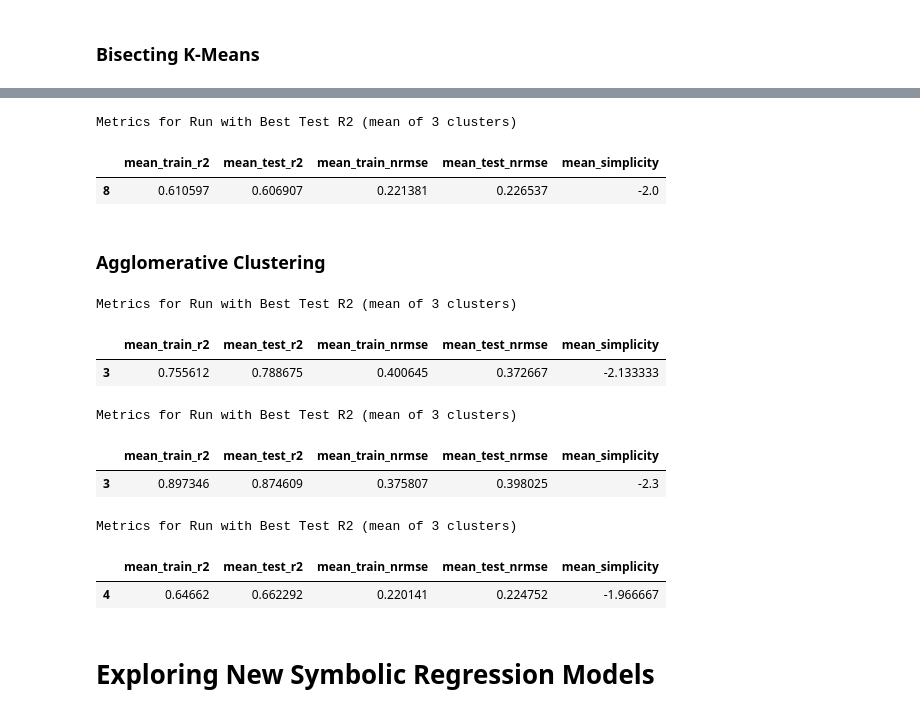
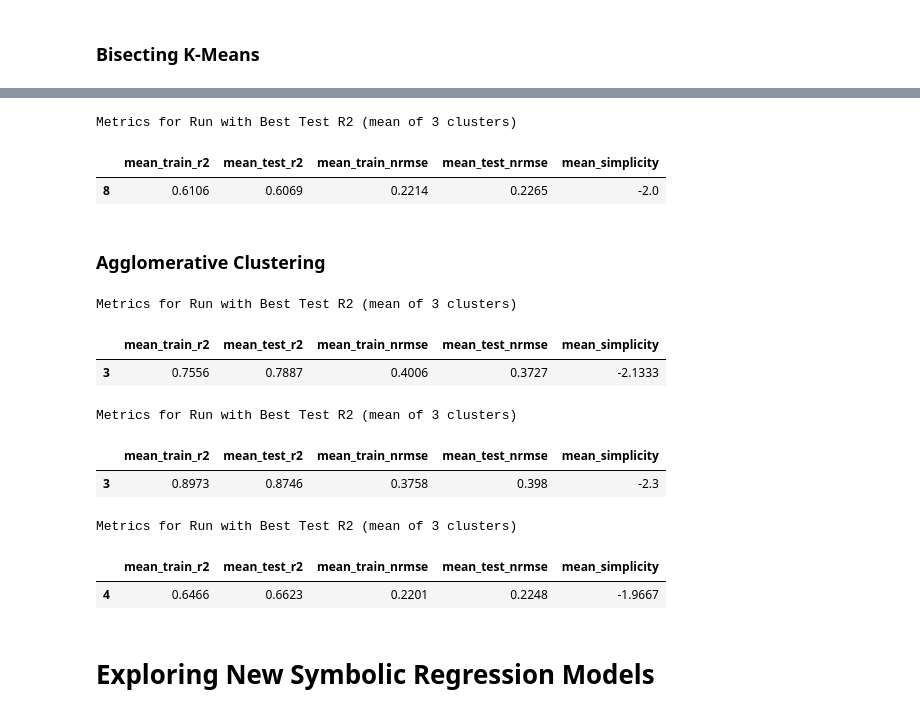
Before and after one commit to big-data-lab-umbc/big-data-reu, a Jupyter notebook: 2024-projects/team-1/Symbolic Regression Metric Results/symbolic_regression_metrics_results.ipynb, the cells around one changed output, grey strips where cells are left out. Saved outputs shown, nothing was run; the diff lists cells and outputs as text; code cells hidden in the pictures.

```diff
--- a/2024-projects/team-1/Symbolic Regression Metric Results/symbolic_regression_metrics_results.ipynb
+++ b/2024-projects/team-1/Symbolic Regression Metric Results/symbolic_regression_metrics_results.ipynb
@@ -48,7 +48,7 @@ Equation: (KDP*RhoHV**4*Z*(KDP*RhoHV**2*Z**2)**0.5)**0.5
 # the file for GPG has different column names, so the code below is used
 # in the equation, x_0 is Z, x_1 is ZDR, x_2 is KDP, x_3 is RhoHV
 
-metrics = pd.read_csv('/content/regular_results.csv')
+metrics = pd.read_csv('regular_results.csv')
 
 #report the run with the approx. median (the 5th highest) test r^2
 print("Metrics for Run with Median Test R2")
@@ -300,7 +314,7 @@ Equation: 59.1259*exp(-11.4971*(0.0208702*Z - 1)**2 - 2.0*(-0.658518*KDP + exp(-
 def print_metrics_clusters(file_name):
   """print the mean results from the best trial out of the 10 total trials"""
 
-  metrics = pd.read_csv(file_name)
+  metrics = pd.read_csv(file_name).round(decimals = 4)
 
   # Best Run
   print("\nMetrics for Run with Best Test R2 (mean of 3 clusters)")
@@ -386,29 +400,29 @@ Metrics for Run with Best Test R2 (mean of 3 clusters)
 # %%
-print_metrics_clusters('/content/subset_metrics_feyn_cluster_bkmeans_rain.csv')
+print_metrics_clusters('subset_metrics_feyn_cluster_bkmeans_rain.csv')
 # %% [output]
 Metrics for Run with Best Test R2 (mean of 3 clusters)
 |  | mean_train_r2 | mean_test_r2 | mean_train_nrmse | mean_test_nrmse | mean_simplicity |
-| 8 | 0.610597 | 0.606907 | 0.221381 | 0.226537 | -2.0 |
+| 8 | 0.6106 | 0.6069 | 0.2214 | 0.2265 | -2.0 |
 # %% [markdown]
 ### Agglomerative Clustering
 # %%
-print_metrics_clusters('/content/subset_metrics_feyn_cluster_agg_radar.csv')
+print_metrics_clusters('subset_metrics_feyn_cluster_agg_radar.csv')
 # %% [output]
 Metrics for Run with Best Test R2 (mean of 3 clusters)
 |  | mean_train_r2 | mean_test_r2 | mean_train_nrmse | mean_test_nrmse | mean_simplicity |
-| 3 | 0.755612 | 0.788675 | 0.400645 | 0.372667 | -2.133333 |
+| 3 | 0.7556 | 0.7887 | 0.4006 | 0.3727 | -2.1333 |
 # %%
-print_metrics_clusters('/content/subset_metrics_feyn_cluster_agg_rhozdr.csv')
+print_metrics_clusters('subset_metrics_feyn_cluster_agg_rhozdr.csv')
 # %% [output]
 Metrics for Run with Best Test R2 (mean of 3 clusters)
 |  | mean_train_r2 | mean_test_r2 | mean_train_nrmse | mean_test_nrmse | mean_simplicity |
-| 3 | 0.897346 | 0.874609 | 0.375807 | 0.398025 | -2.3 |
+| 3 | 0.8973 | 0.8746 | 0.3758 | 0.398 | -2.3 |
 # %%
-print_metrics_clusters('/content/subset_metrics_feyn_cluster_agg_rain.csv')
+print_metrics_clusters('subset_metrics_feyn_cluster_agg_rain.csv')
 # %% [output]
 Metrics for Run with Best Test R2 (mean of 3 clusters)
 |  | mean_train_r2 | mean_test_r2 | mean_train_nrmse | mean_test_nrmse | mean_simplicity |
-| 4 | 0.64662 | 0.662292 | 0.220141 | 0.224752 | -1.966667 |
+| 4 | 0.6466 | 0.6623 | 0.2201 | 0.2248 | -1.9667 |
 # %% [markdown]
 # Exploring New Symbolic Regression Models
 # %%
```
Also changed, not shown: parts of 26 cells of this notebook, 19 other files.
